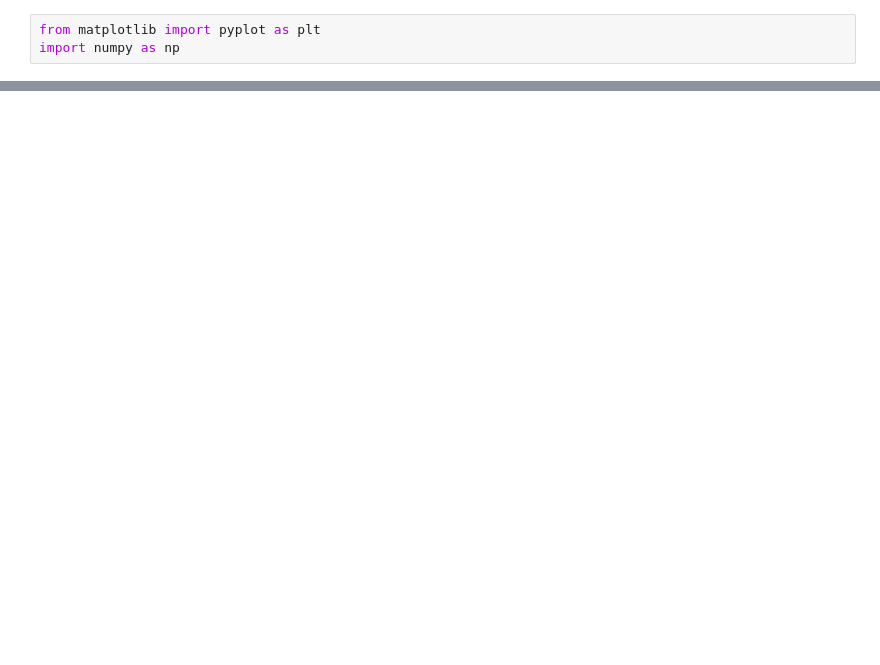
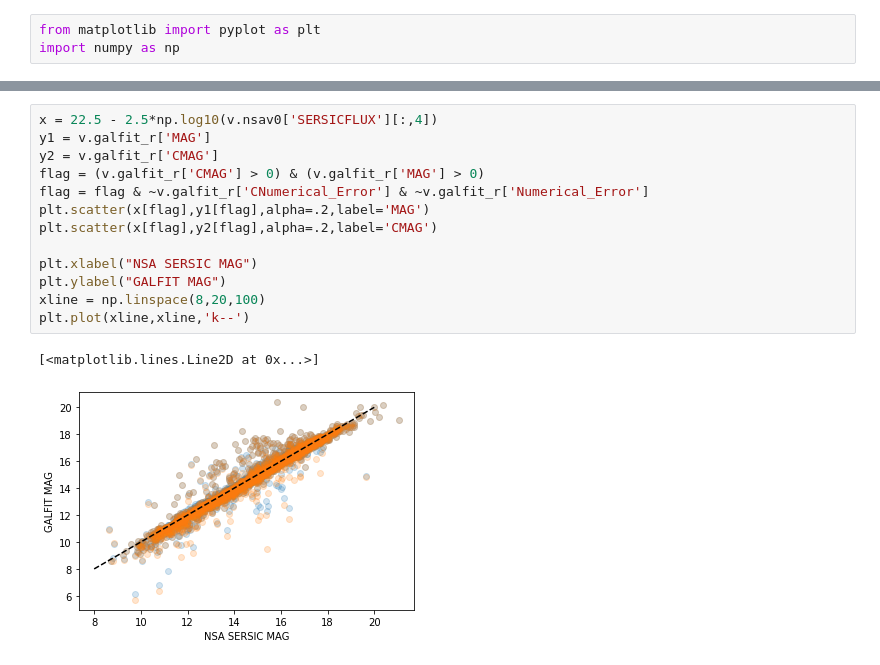
Before and after one commit to rfinn/Virgo, a Jupyter notebook: notebooks/galfit-checks.ipynb, the cells around one changed output, grey strips where cells are left out. Drawn from its saved outputs; the diff is of its cells as text; blank space fills up the shorter version.

```diff
--- a/notebooks/galfit-checks.ipynb
+++ b/notebooks/galfit-checks.ipynb
@@ -46,0 +90,16 @@ plt.plot(xline,xline,'k--')
+# %%
+x = 22.5 - 2.5*np.log10(v.nsav0['SERSICFLUX'][:,4])
+y1 = v.galfit_r['MAG']
+y2 = v.galfit_r['CMAG']
+flag = (v.galfit_r['CMAG'] > 0) & (v.galfit_r['MAG'] > 0)
+flag = flag & ~v.galfit_r['CNumerical_Error'] & ~v.galfit_r['Numerical_Error']
+plt.scatter(x[flag],y1[flag],alpha=.2,label='MAG')
+plt.scatter(x[flag],y2[flag],alpha=.2,label='CMAG')
+
+plt.xlabel("NSA SERSIC MAG")
+plt.ylabel("GALFIT MAG")
+xline = np.linspace(8,20,100)
+plt.plot(xline,xline,'k--')
+# %% [output]
+[<matplotlib.lines.Line2D at 0x...>]
+[figure, added]
```
Also changed, not shown: parts of 28 cells of this notebook, 3 other files.
